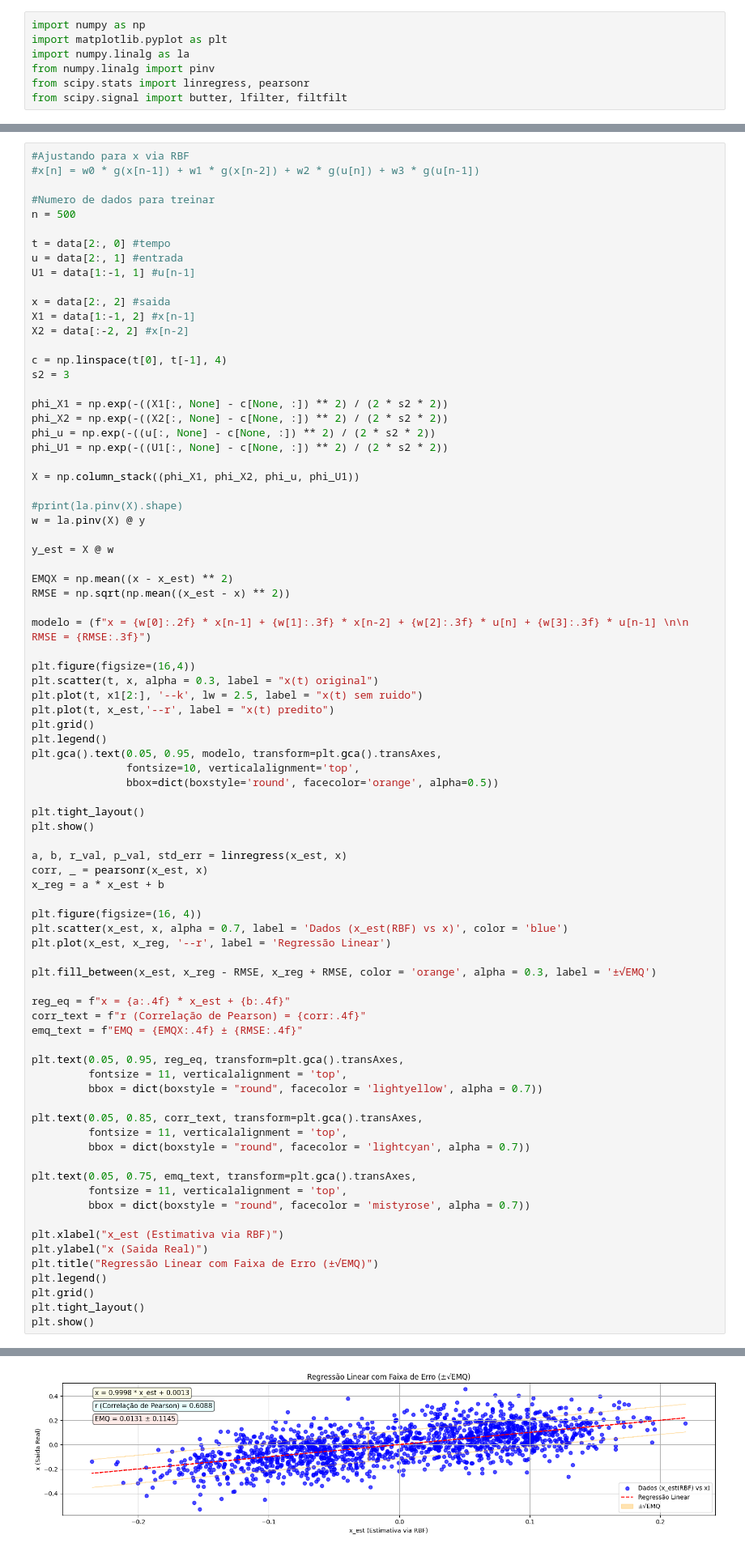
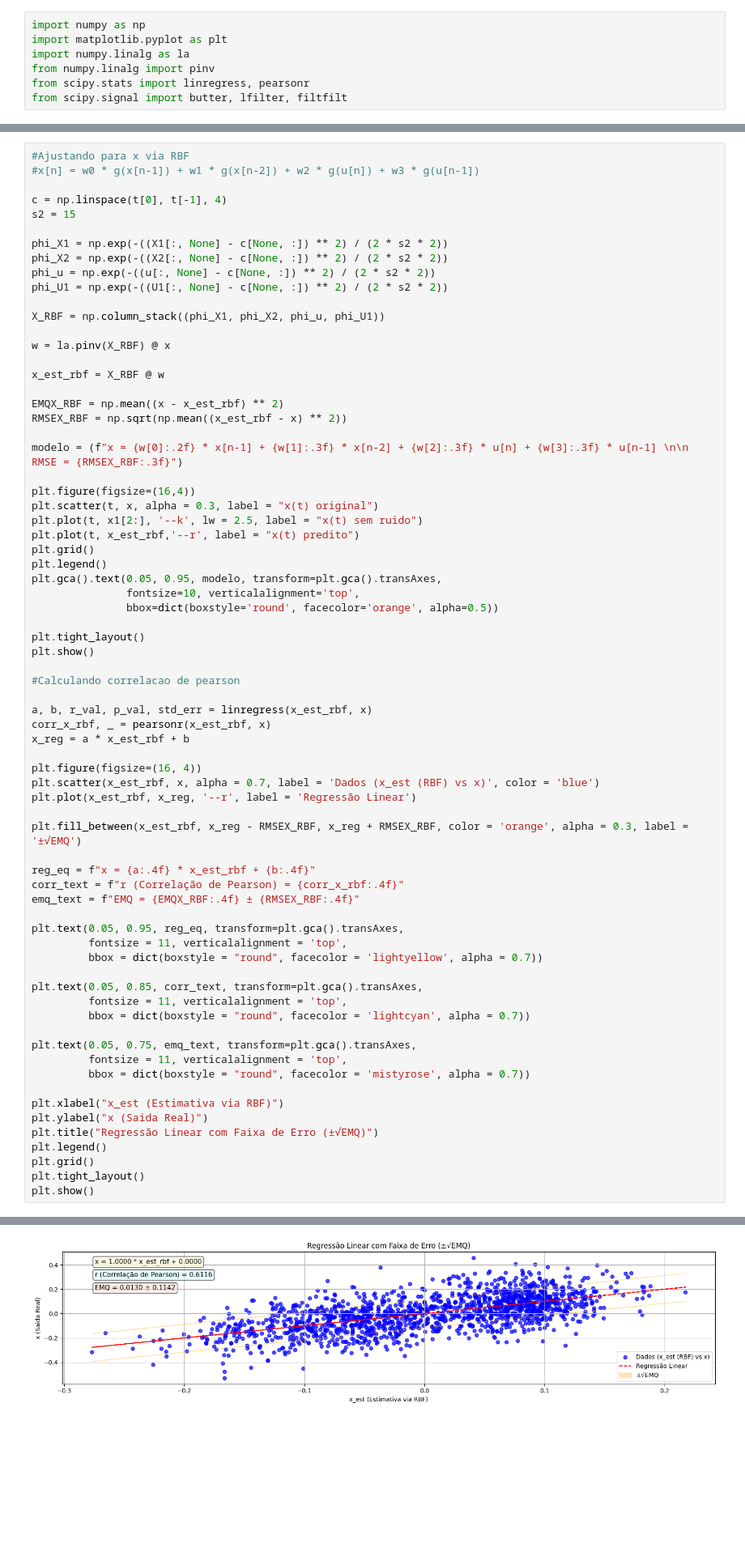
Before and after one commit to EnzoFSouza/computacao_numerica, a Jupyter notebook: Projeto_01_U2.ipynb, the cells around one changed output, grey strips where cells are left out. Shown at 81% size. Cells and saved outputs as stored; diff of their text form; blank space fills up the shorter version.

```diff
--- a/Projeto_01_U2.ipynb
+++ b/Projeto_01_U2.ipynb
@@ -303,41 +271,29 @@ plt.show()
 #Ajustando para x via RBF
 #x[n] = w0 * g(x[n-1]) + w1 * g(x[n-2]) + w2 * g(u[n]) + w3 * g(u[n-1])
 
-#Numero de dados para treinar
-n = 500
-
-t = data[2:, 0] #tempo
-u = data[2:, 1] #entrada
-U1 = data[1:-1, 1] #u[n-1]
-
-x = data[2:, 2] #saida
-X1 = data[1:-1, 2] #x[n-1]
-X2 = data[:-2, 2] #x[n-2]
-
 c = np.linspace(t[0], t[-1], 4)
-s2 = 3
+s2 = 15
 
 phi_X1 = np.exp(-((X1[:, None] - c[None, :]) ** 2) / (2 * s2 * 2))
 phi_X2 = np.exp(-((X2[:, None] - c[None, :]) ** 2) / (2 * s2 * 2))
 phi_u = np.exp(-((u[:, None] - c[None, :]) ** 2) / (2 * s2 * 2))
 phi_U1 = np.exp(-((U1[:, None] - c[None, :]) ** 2) / (2 * s2 * 2))
 
-X = np.column_stack((phi_X1, phi_X2, phi_u, phi_U1))
+X_RBF = np.column_stack((phi_X1, phi_X2, phi_u, phi_U1))
 
-#print(la.pinv(X).shape)
-w = la.pinv(X) @ y
+w = la.pinv(X_RBF) @ x
 
-y_est = X @ w
+x_est_rbf = X_RBF @ w
 
-EMQX = np.mean((x - x_est) ** 2)
-RMSE = np.sqrt(np.mean((x_est - x) ** 2))
+EMQX_RBF = np.mean((x - x_est_rbf) ** 2)
+RMSEX_RBF = np.sqrt(np.mean((x_est_rbf - x) ** 2))
 
-modelo = (f"x = {w[0]:.2f} * x[n-1] + {w[1]:.3f} * x[n-2] + {w[2]:.3f} * u[n] + {w[3]:.3f} * u[n-1] \n\n RMSE = {RMSE:.3f}")
+modelo = (f"x = {w[0]:.2f} * x[n-1] + {w[1]:.3f} * x[n-2] + {w[2]:.3f} * u[n] + {w[3]:.3f} * u[n-1] \n\n RMSE = {RMSEX_RBF:.3f}")
 
 plt.figure(figsize=(16,4))
 plt.scatter(t, x, alpha = 0.3, label = "x(t) original")
 plt.plot(t, x1[2:], '--k', lw = 2.5, label = "x(t) sem ruido")
-plt.plot(t, x_est,'--r', label = "x(t) predito")
+plt.plot(t, x_est_rbf,'--r', label = "x(t) predito")
 plt.grid()
 plt.legend()
 plt.gca().text(0.05, 0.95, modelo, transform=plt.gca().transAxes,
@@ -347,19 +303,21 @@ plt.gca().text(0.05, 0.95, modelo, transform=plt.gca().transAxes,
 plt.tight_layout()
 plt.show()
 
-a, b, r_val, p_val, std_err = linregress(x_est, x)
-corr, _ = pearsonr(x_est, x)
-x_reg = a * x_est + b
+#Calculando correlacao de pearson
+
+a, b, r_val, p_val, std_err = linregress(x_est_rbf, x)
+corr_x_rbf, _ = pearsonr(x_est_rbf, x)
+x_reg = a * x_est_rbf + b
 
 plt.figure(figsize=(16, 4))
-plt.scatter(x_est, x, alpha = 0.7, label = 'Dados (x_est(RBF) vs x)', color = 'blue')
-plt.plot(x_est, x_reg, '--r', label = 'Regressão Linear')
+plt.scatter(x_est_rbf, x, alpha = 0.7, label = 'Dados (x_est (RBF) vs x)', color = 'blue')
+plt.plot(x_est_rbf, x_reg, '--r', label = 'Regressão Linear')
 
-plt.fill_between(x_est, x_reg - RMSE, x_reg + RMSE, color = 'orange', alpha = 0.3, label = '±√EMQ')
+plt.fill_between(x_est_rbf, x_reg - RMSEX_RBF, x_reg + RMSEX_RBF, color = 'orange', alpha = 0.3, label = '±√EMQ')
 
-reg_eq = f"x = {a:.4f} * x_est + {b:.4f}"
-corr_text = f"r (Correlação de Pearson) = {corr:.4f}"
-emq_text = f"EMQ = {EMQX:.4f} ± {RMSE:.4f}"
+reg_eq = f"x = {a:.4f} * x_est_rbf + {b:.4f}"
+corr_text = f"r (Correlação de Pearson) = {corr_x_rbf:.4f}"
+emq_text = f"EMQ = {EMQX_RBF:.4f} ± {RMSEX_RBF:.4f}"
 
 plt.text(0.05, 0.95, reg_eq, transform=plt.gca().transAxes,
          fontsize = 11, verticalalignment = 'top',
@@ -385 +343 @@ plt.show()
-[figure, old version]
+[figure, new version]
```
Also changed, not shown: parts of 8 cells of this notebook.
